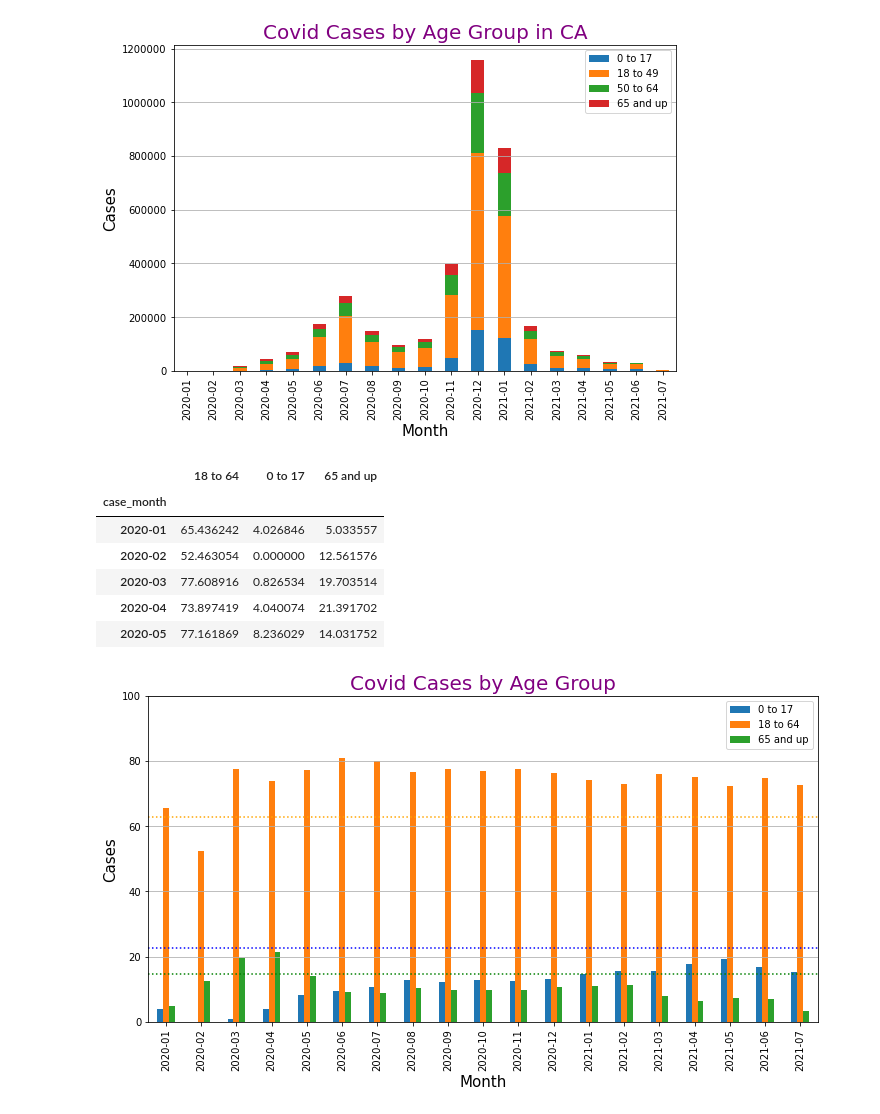
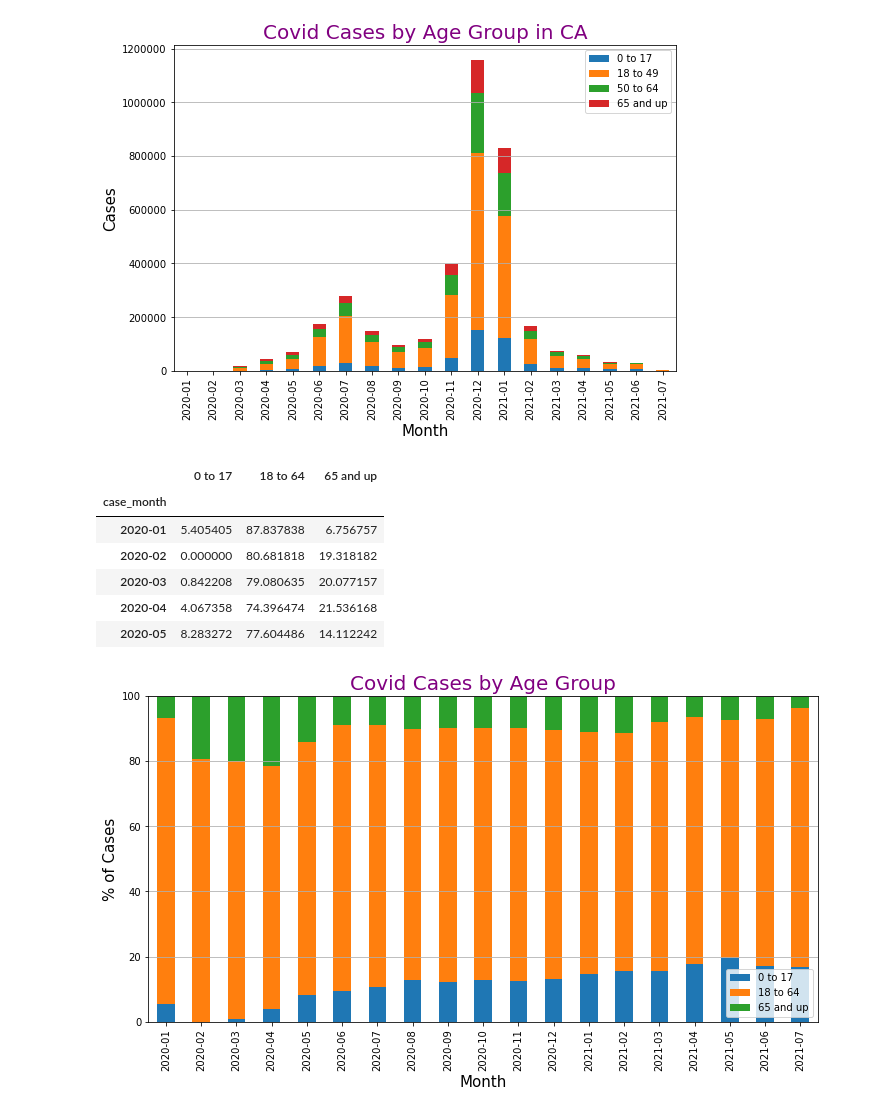
Before and after one commit to kevogil/covid-analysis, a Jupyter notebook: Notebooks/Analysis_And_Visualizations/covid_infections_by_age_group.V2.ipynb, the cells around one changed output. Saved outputs shown, nothing was run; the diff lists cells and outputs as text; code cells hidden in the pictures.

```diff
--- a/Notebooks/Analysis_And_Visualizations/covid_infections_by_age_group.V2.ipynb
+++ b/Notebooks/Analysis_And_Visualizations/covid_infections_by_age_group.V2.ipynb
@@ -111,6 +120,7 @@ age_group_18_49 = (cases_agegroup_df["age_group"] == "18 to 49 years")
 age_group_50_64 = (cases_agegroup_df["age_group"] == "50 to 64 years")
 age_group_18_64 = age_group_18_49 | age_group_50_64
 age_group_65_up = (cases_agegroup_df["age_group"] == "65+ years")
+age_group_all   = age_group_0_17 | age_group_18_49 | age_group_50_64 | age_group_65_up
 
 ## Group by case_month and then count cases.  Include one for grand total
 cases_0_17_df   = (cases_agegroup_df
@@ -149,6 +159,7 @@ cases_65_up_df   = (cases_agegroup_df
                    .copy()
                   )
 cases_total_df   = (cases_agegroup_df
+                    .loc[age_group_all]
 #                    .rename(columns={"age_group": "all ages"})
                    .groupby(by="case_month")
                    .count()
@@ -159,4 +170,4 @@ cases_total_df   = (cases_agegroup_df
 # cases_50_64_df  = cases_agegroup_df.loc[age_group_50_64].groupby(by="case_month").count().copy()
 # cases_18_64_df  = cases_agegroup_df.loc[age_group_18_64].groupby(by="case_month").count().copy()
 # cases_65_up_df  = cases_agegroup_df.loc[age_group_65_up].groupby(by="case_month").count().copy()
-# cases_total_df  = (cases_agegroup_df                    .groupby(by="case_month").count().copy())
+# cases_total_df  = (cases_agegroup_df.loc[age_group_all].groupby(by="case_month").count().copy())
@@ -397,5 +458,6 @@ plt.show()
 # Reorder the age groups in the dataframes before plotting
 all_ages_cases_df = all_ages_cases_df[["0 to 17", "18 to 64", "65 and up"]]
 all_ages_4_groups_df = all_ages_4_groups_df[["0 to 17", "18 to 49", "50 to 64", "65 and up"]]
-all_ages_4_groups_df.head()
+all_ages_pct_df = all_ages_pct_df[["0 to 17", "18 to 64", "65 and up"]]
+all_ages_pct_df.head()
 # %% [output]
@@ -433,26 +495,26 @@ plt.show()
 # %%
 all_ages_pct_df.head()
 # %% [output]
-|  | 18 to 64 | 0 to 17 | 65 and up |
+|  | 0 to 17 | 18 to 64 | 65 and up |
 | case_month |  |  |  |
-| 2020-01 | 65.436242 | 4.026846 | 5.033557 |
-| 2020-02 | 52.463054 | 0.000000 | 12.561576 |
-| 2020-03 | 77.608916 | 0.826534 | 19.703514 |
-| 2020-04 | 73.897419 | 4.040074 | 21.391702 |
-| 2020-05 | 77.161869 | 8.236029 | 14.031752 |
+| 2020-01 | 5.405405 | 87.837838 | 6.756757 |
+| 2020-02 | 0.000000 | 80.681818 | 19.318182 |
+| 2020-03 | 0.842208 | 79.080635 | 20.077157 |
+| 2020-04 | 4.067358 | 74.396474 | 21.536168 |
+| 2020-05 | 8.283272 | 77.604486 | 14.112242 |
 # %%
 # Unstacked bar chart showing percentage cases by age group per month
-all_ages_pct_df.plot.bar(stacked=False, figsize=(12,6))
+all_ages_pct_df.plot.bar(stacked=True, figsize=(12,6))
 plt.gcf().axes[0].yaxis.get_major_formatter().set_scientific(False)
 plt.title("Covid Cases by Age Group", fontsize=20, color="purple")
 plt.xlabel("Month", fontsize=15)
 plt.ylim(0,100)
-plt.ylabel("Cases", fontsize=15)
+plt.ylabel("% of Cases", fontsize=15)
 plt.grid(axis="y")
-plt.axhline(y = pop_pct_CA_0_17,   linestyle=":", color="blue")
-plt.axhline(y = pop_pct_CA_18_64,  linestyle=":", color="orange")
-plt.axhline(y = pop_pct_CA_65_up,  linestyle=":", color="green")
+# plt.axhline(y = pop_pct_CA_0_17,   linestyle=":", color="blue")
+# plt.axhline(y = pop_pct_CA_18_64,  linestyle=":", color="orange")
+# plt.axhline(y = pop_pct_CA_65_up,  linestyle=":", color="green")
 # plt.savefig(f"{output_images}/age_groups_total_unstacked_bar.png")
 plt.show()
 # %% [output]
-[figure, old version]
+[figure, new version]
```
Also changed, not shown: parts of 15 cells of this notebook.
